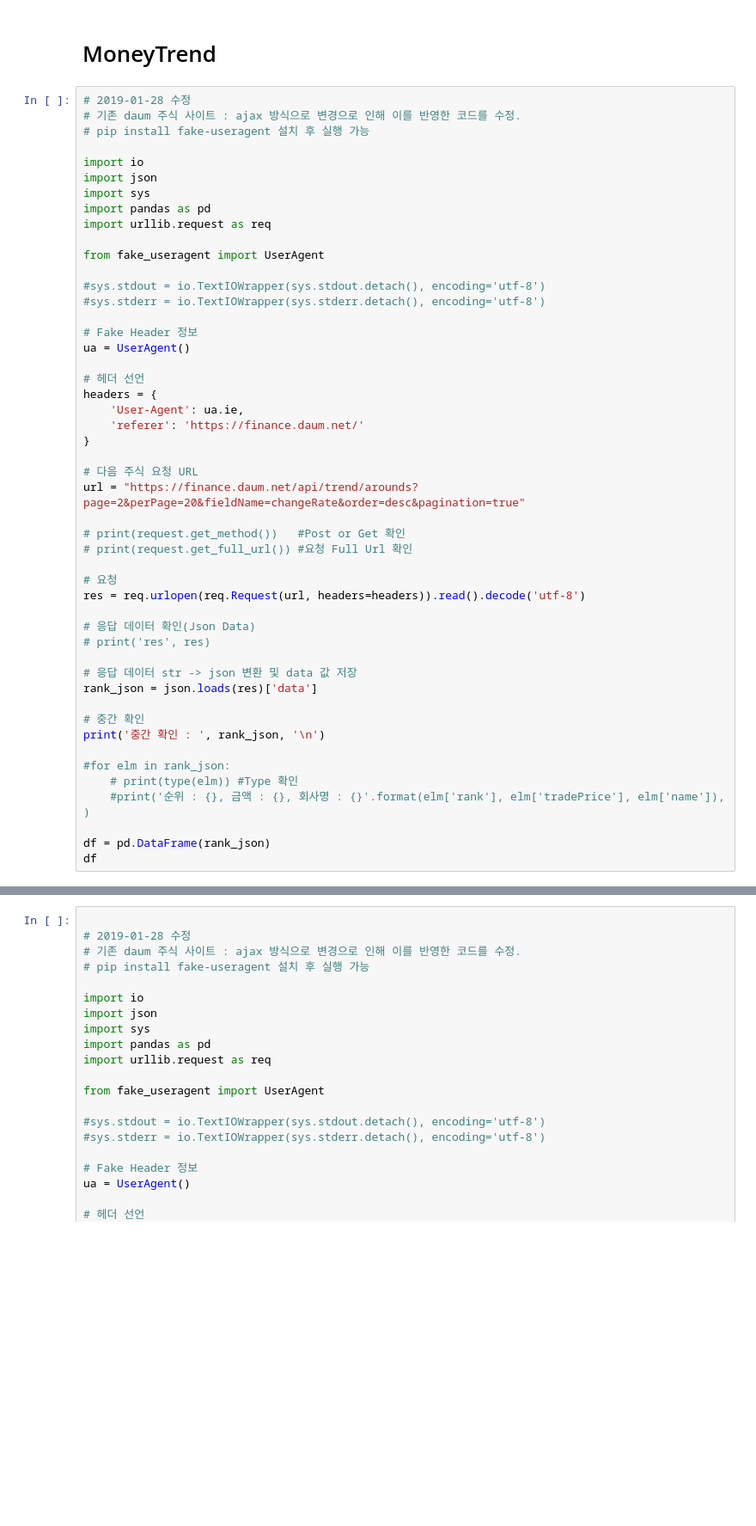
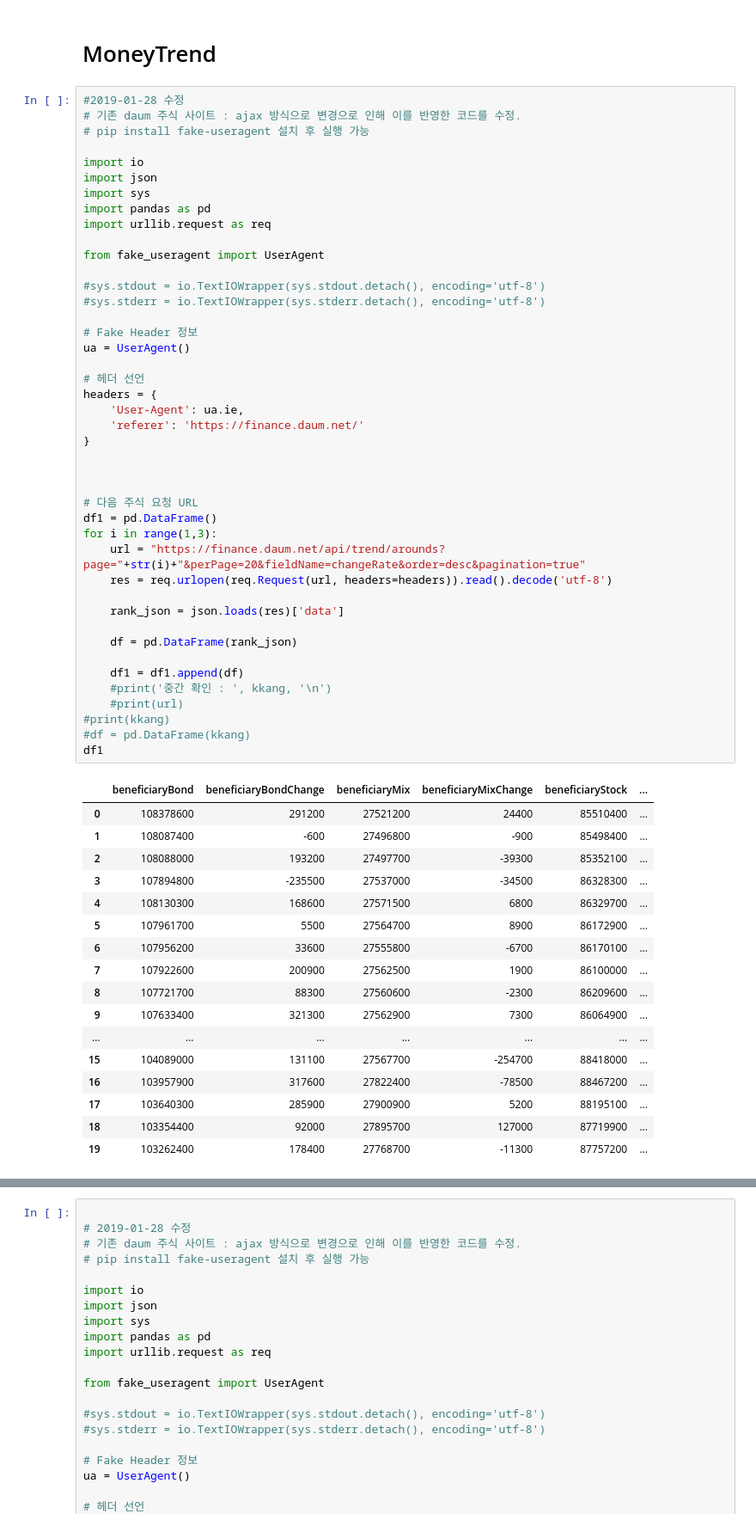
Before and after one commit to linux386/first_module, a Jupyter notebook: Daum_Web_Crawling.ipynb, the cells around one changed output, grey strips where cells are left out. Shown at 86% size. Saved outputs shown, nothing was run; the diff lists cells and outputs as text; blank space fills up the shorter version.

```diff
--- a/Daum_Web_Crawling.ipynb
+++ b/Daum_Web_Crawling.ipynb
@@ -16,51 +1,63 @@ rc('font', family=font_name)
 # %% [markdown]
 # MoneyTrend
 # %%
-# 2019-01-28 수정
+#2019-01-28 수정
 # 기존 daum 주식 사이트 : ajax 방식으로 변경으로 인해 이를 반영한 코드를 수정.
 # pip install fake-useragent 설치 후 실행 가능
 
 import io
 import json
 import sys
 import pandas as pd
 import urllib.request as req
 
 from fake_useragent import UserAgent
 
 #sys.stdout = io.TextIOWrapper(sys.stdout.detach(), encoding='utf-8')
 #sys.stderr = io.TextIOWrapper(sys.stderr.detach(), encoding='utf-8')
 
 # Fake Header 정보
 ua = UserAgent()
 
 # 헤더 선언
 headers = {
     'User-Agent': ua.ie,
     'referer': 'https://finance.daum.net/'
 }
 
+
+
 # 다음 주식 요청 URL
-url = "https://finance.daum.net/api/trend/arounds?page=2&perPage=20&fieldName=changeRate&order=desc&pagination=true"
+df1 = pd.DataFrame()
+for i in range(1,3):
+    url = "https://finance.daum.net/api/trend/arounds?page="+str(i)+"&perPage=20&fieldName=changeRate&order=desc&pagination=true"
+    res = req.urlopen(req.Request(url, headers=headers)).read().decode('utf-8')
 
-# print(request.get_method())   #Post or Get 확인
-# print(request.get_full_url()) #요청 Full Url 확인
+    rank_json = json.loads(res)['data']
 
-# 요청
-res = req.urlopen(req.Request(url, headers=headers)).read().decode('utf-8')
+    df = pd.DataFrame(rank_json)
 
-# 응답 데이터 확인(Json Data)
-# print('res', res)
-
-# 응답 데이터 str -> json 변환 및 data 값 저장
-rank_json = json.loads(res)['data']
-
-# 중간 확인
-print('중간 확인 : ', rank_json, '\n')
-
-#for elm in rank_json:
-    # print(type(elm)) #Type 확인
-    #print('순위 : {}, 금액 : {}, 회사명 : {}'.format(elm['rank'], elm['tradePrice'], elm['name']), )
-
-df = pd.DataFrame(rank_json)
-df
+    df1 = df1.append(df)
+    #print('중간 확인 : ', kkang, '\n')
+    #print(url)
+#print(kkang)
+#df = pd.DataFrame(kkang)
+df1
+# %% [output]
+|  | beneficiaryBond | beneficiaryBondChange | beneficiaryMix | beneficiaryMixChange | beneficiaryStock | ... |
+| 0 | 108378600 | 291200 | 27521200 | 24400 | 85510400 | ... |
+| 1 | 108087400 | -600 | 27496800 | -900 | 85498400 | ... |
+| 2 | 108088000 | 193200 | 27497700 | -39300 | 85352100 | ... |
+| 3 | 107894800 | -235500 | 27537000 | -34500 | 86328300 | ... |
+| 4 | 108130300 | 168600 | 27571500 | 6800 | 86329700 | ... |
+| 5 | 107961700 | 5500 | 27564700 | 8900 | 86172900 | ... |
+| 6 | 107956200 | 33600 | 27555800 | -6700 | 86170100 | ... |
+| 7 | 107922600 | 200900 | 27562500 | 1900 | 86100000 | ... |
+| 8 | 107721700 | 88300 | 27560600 | -2300 | 86209600 | ... |
+| 9 | 107633400 | 321300 | 27562900 | 7300 | 86064900 | ... |
+| ... | ... | ... | ... | ... | ... | ... |
+| 15 | 104089000 | 131100 | 27567700 | -254700 | 88418000 | ... |
+| 16 | 103957900 | 317600 | 27822400 | -78500 | 88467200 | ... |
+| 17 | 103640300 | 285900 | 27900900 | 5200 | 88195100 | ... |
+| 18 | 103354400 | 92000 | 27895700 | 127000 | 87719900 | ... |
+| 19 | 103262400 | 178400 | 27768700 | -11300 | 87757200 | ... |
```
Also changed, not shown: parts of 5 cells of this notebook.
